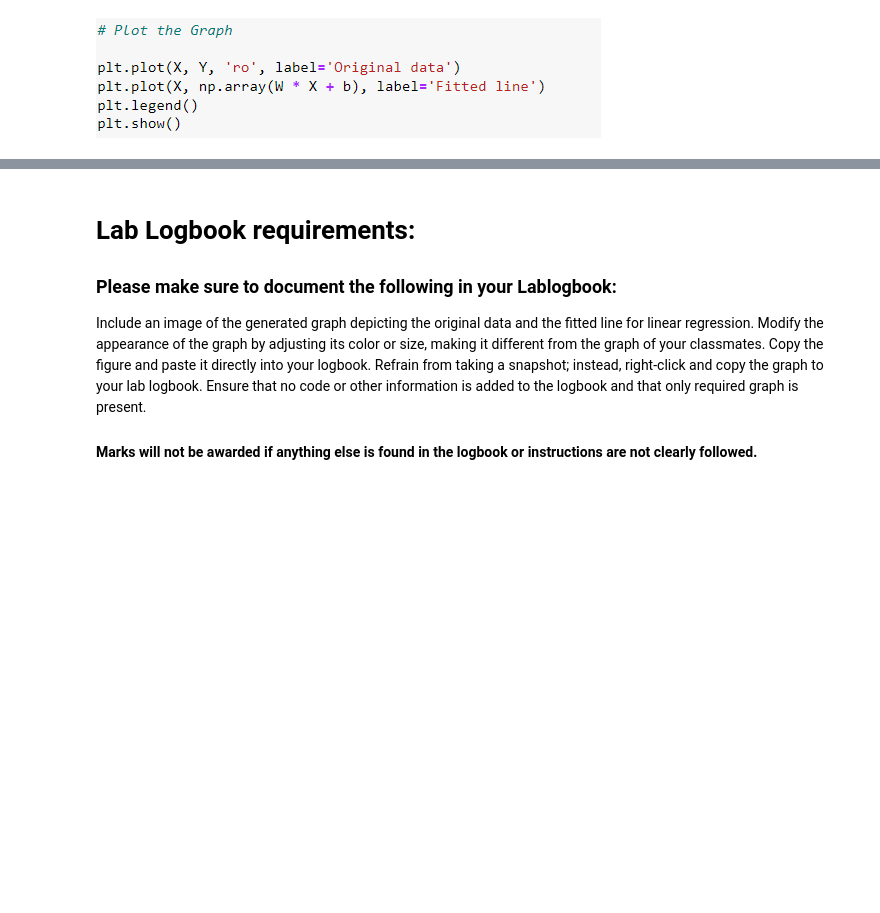
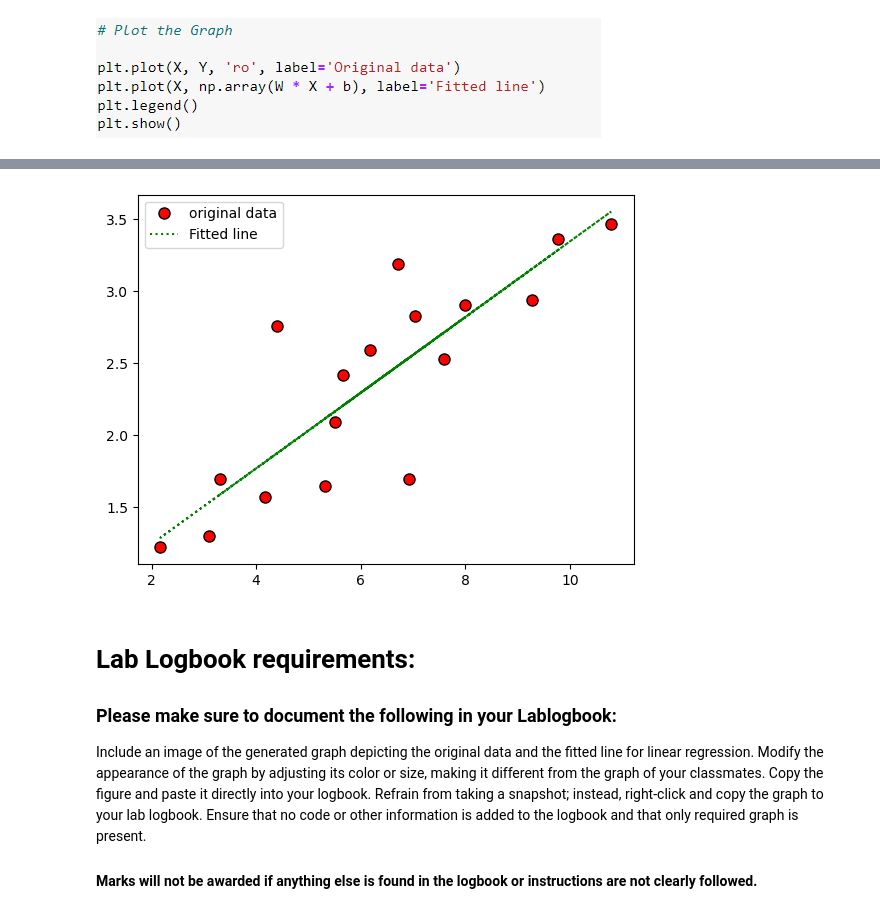
Before and after one commit to eresfrancis/NC-and-DL-tutorial, a Jupyter notebook: Week1-LinearRegression_tensorflow-St_2026 (2).ipynb, the cells around one changed output, grey strips where cells are left out. Saved outputs shown, nothing was run; the diff lists cells and outputs as text; code cells hidden in the pictures; blank space fills up the shorter version.

```diff
--- a/Week1-LinearRegression_tensorflow-St_2026 (2).ipynb
+++ b/Week1-LinearRegression_tensorflow-St_2026 (2).ipynb
@@ -175,3 +140,15 @@ plt.show()
+# %%
+plt.plot(X, Y, marker='o',
+         markersize=8,
+         markeredgecolor='black',
+         markerfacecolor='red',
+         linestyle='none',
+         label='original data')
+plt.plot(X, np.array(W * X + b), color='green', linestyle='dotted', label='Fitted line')
+plt.legend()
+plt.show()
+# %% [output]
+[figure, added]
 # %% [markdown]
 # Lab Logbook requirements:
 ### Please make sure to document the following in your Lablogbook:
```
Also changed, not shown: parts of 7 cells of this notebook.
